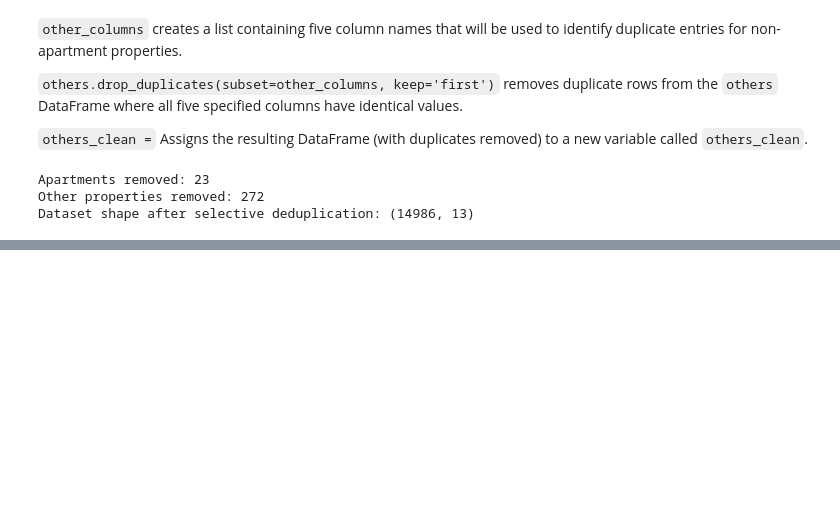
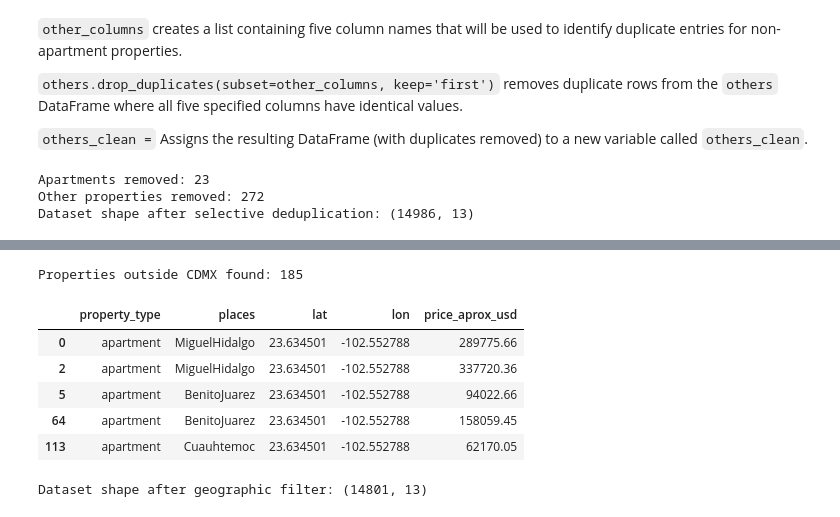
Before and after one commit to FabiolaSerranoAg/Machine_Learning_September26, a Jupyter notebook: 2026348_Jupyter_Notebook_ML_CA1.ipynb, the cells around one changed output, grey strips where cells are left out. Saved outputs shown, nothing was run; the diff lists cells and outputs as text; code cells hidden in the pictures; blank space fills up the shorter version.

Commit message:
Selective deduplication, Geographic filtering and Spacial Validation

```diff
--- a/2026348_Jupyter_Notebook_ML_CA1.ipynb
+++ b/2026348_Jupyter_Notebook_ML_CA1.ipynb
@@ -226,0 +242,24 @@ To avoid removing distinct residential units located within the same building, a
+# %%
+# To define approximate geographic boundaries for Mexico City (CDMX)
+lat_min, lat_max = 19.0, 19.6
+lon_min, lon_max = -99.4, -98.9
+
+# To Identify properties outside CDMX boundaries
+outside_cdmx = df[(df['lat'] < lat_min) | (df['lat'] > lat_max) | (df['lon'] < lon_min) | (df['lon'] > lon_max)]
+
+print(f"Properties outside CDMX found: {len(outside_cdmx)}")
+display(outside_cdmx[['property_type', 'places', 'lat', 'lon', 'price_aprox_usd']].head())
+
+# Filter the dataframe to keep only valid CDMX coordinates
+df = df[(df['lat'].between(lat_min, lat_max)) & (df['lon'].between(lon_min, lon_max))].reset_index(drop=True)
+
+print(f"Dataset shape after geographic filter: {df.shape}")
+# %% [output]
+Properties outside CDMX found: 185
+|  | property_type | places | lat | lon | price_aprox_usd |
+| 0 | apartment | MiguelHidalgo | 23.634501 | -102.552788 | 289775.66 |
+| 2 | apartment | MiguelHidalgo | 23.634501 | -102.552788 | 337720.36 |
+| 5 | apartment | BenitoJuarez | 23.634501 | -102.552788 | 94022.66 |
+| 64 | apartment | BenitoJuarez | 23.634501 | -102.552788 | 158059.45 |
+| 113 | apartment | Cuauhtemoc | 23.634501 | -102.552788 | 62170.05 |
+Dataset shape after geographic filter: (14801, 13)
```
Also changed, not shown: parts of 8 cells of this notebook.
